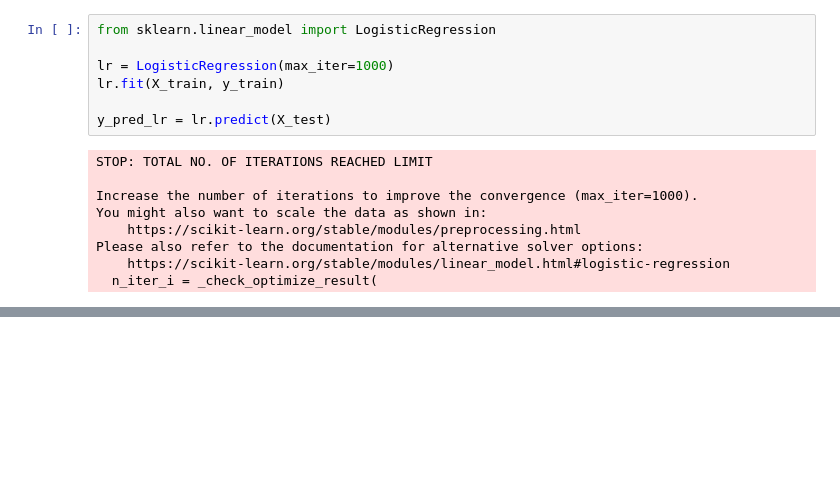
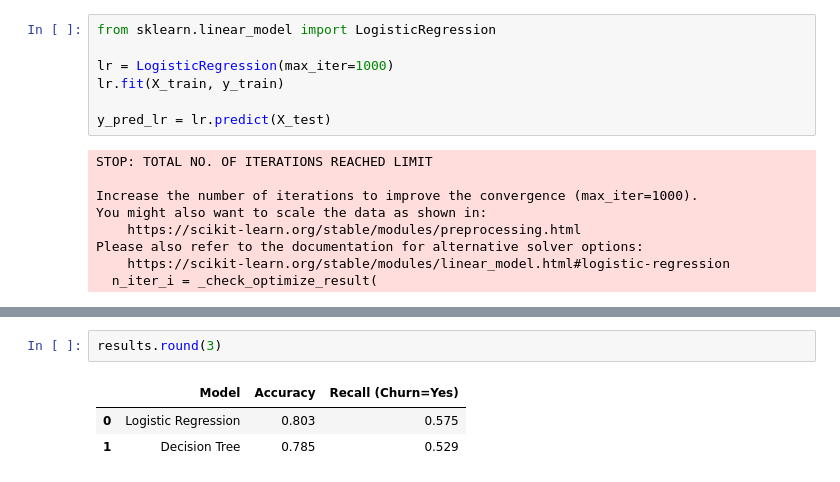
Before and after one commit to KshitijChilate/Machine-Learning-Projects, a Jupyter notebook: 9.Customer_Churn_Prediction.ipynb, the cells around one changed output, grey strips where cells are left out. Drawn from its saved outputs; the diff is of its cells as text; blank space fills up the shorter version.

```diff
--- a/9.Customer_Churn_Prediction.ipynb
+++ b/9.Customer_Churn_Prediction.ipynb
@@ -137,0 +165,6 @@ Please also refer to the documentation for alternative solver options:
+# %%
+results.round(3)
+# %% [output]
+|  | Model | Accuracy | Recall (Churn=Yes) |
+| 0 | Logistic Regression | 0.803 | 0.575 |
+| 1 | Decision Tree | 0.785 | 0.529 |
```
Also changed, not shown: parts of 5 cells of this notebook.
